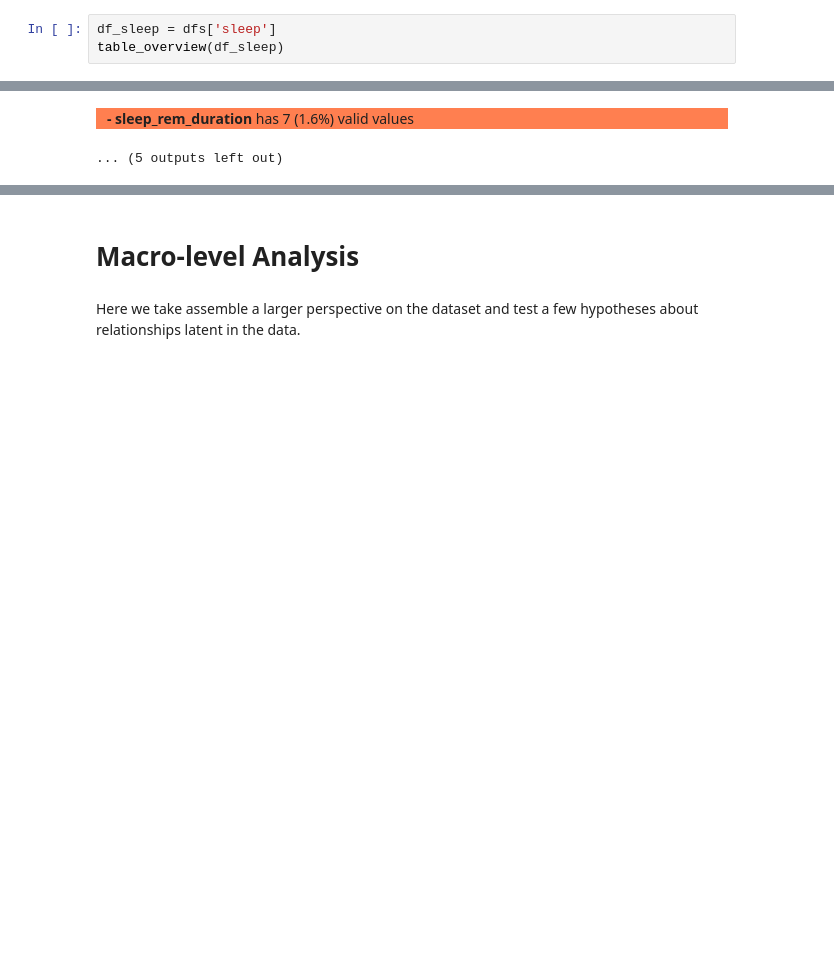
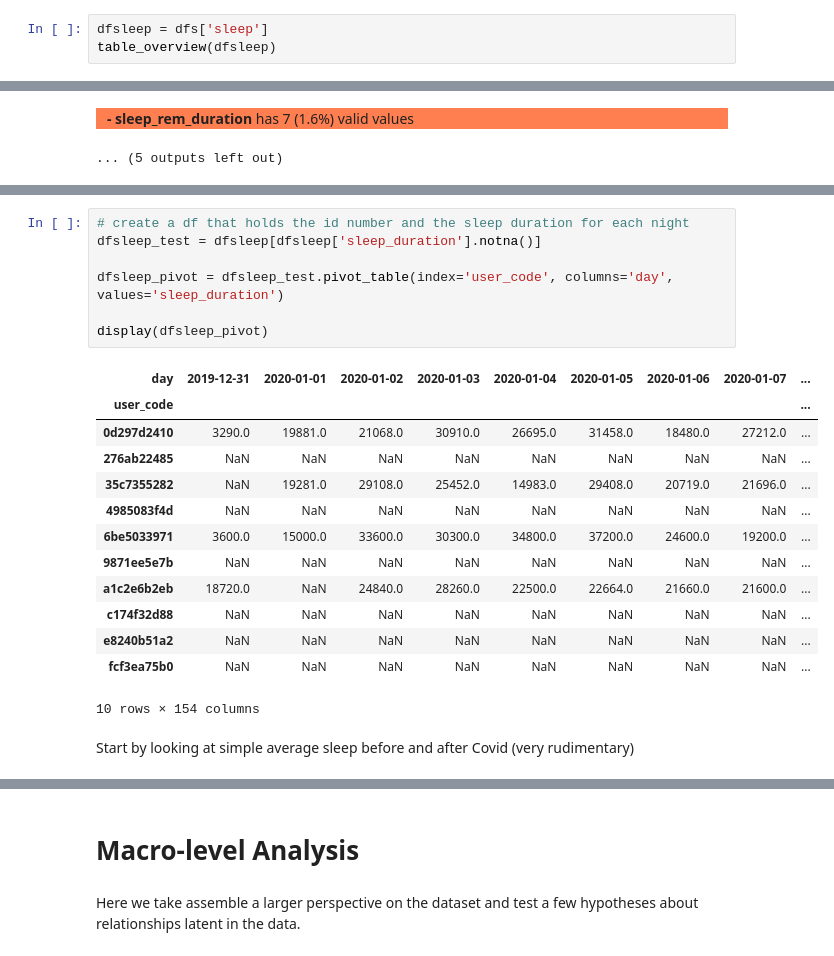
Before and after one commit to AIPI510/aipi510-fall24, a Jupyter notebook: ta4-trackstars.ipynb, the cells around one changed output, grey strips where cells are left out. Drawn from its saved outputs; the diff is of its cells as text; blank space fills up the shorter version.

```diff
--- a/ta4-trackstars.ipynb
+++ b/ta4-trackstars.ipynb
@@ -1045,8 +1150,8 @@ Further analysis required here to make sense of the groupings that PCA has yield
 # %% [markdown]
 ## Sleep Table
 # %%
-df_sleep = dfs['sleep']
-table_overview(df_sleep)
+dfsleep = dfs['sleep']
+table_overview(dfsleep)
 # %% [output]
 First 5 rows of the dataframe:
 |  | user_code | day | sleep_begin | sleep_end | sleep_duration | sleep_awake_duration | sleep_rem_duration | ... |
@@ -1076,0 +1206,23 @@ Found 425 rows, of which 424 (99.8%) contain invalid data.
+# %%
+# create a df that holds the id number and the sleep duration for each night
+dfsleep_test = dfsleep[dfsleep['sleep_duration'].notna()]
+
+dfsleep_pivot = dfsleep_test.pivot_table(index='user_code', columns='day', values='sleep_duration')
+
+display(dfsleep_pivot)
+# %% [output]
+| day | 2019-12-31 | 2020-01-01 | 2020-01-02 | 2020-01-03 | 2020-01-04 | 2020-01-05 | 2020-01-06 | 2020-01-07 | ... |
+| user_code |  |  |  |  |  |  |  |  | ... |
+| 0d297d2410 | 3290.0 | 19881.0 | 21068.0 | 30910.0 | 26695.0 | 31458.0 | 18480.0 | 27212.0 | ... |
+| 276ab22485 | NaN | NaN | NaN | NaN | NaN | NaN | NaN | NaN | ... |
+| 35c7355282 | NaN | 19281.0 | 29108.0 | 25452.0 | 14983.0 | 29408.0 | 20719.0 | 21696.0 | ... |
+| 4985083f4d | NaN | NaN | NaN | NaN | NaN | NaN | NaN | NaN | ... |
+| 6be5033971 | 3600.0 | 15000.0 | 33600.0 | 30300.0 | 34800.0 | 37200.0 | 24600.0 | 19200.0 | ... |
+| 9871ee5e7b | NaN | NaN | NaN | NaN | NaN | NaN | NaN | NaN | ... |
+| a1c2e6b2eb | 18720.0 | NaN | 24840.0 | 28260.0 | 22500.0 | 22664.0 | 21660.0 | 21600.0 | ... |
+| c174f32d88 | NaN | NaN | NaN | NaN | NaN | NaN | NaN | NaN | ... |
+| e8240b51a2 | NaN | NaN | NaN | NaN | NaN | NaN | NaN | NaN | ... |
+| fcf3ea75b0 | NaN | NaN | NaN | NaN | NaN | NaN | NaN | NaN | ... |
+10 rows × 154 columns
+# %% [markdown]
+Start by looking at simple average sleep before and after Covid (very rudimentary)
```
Also changed, not shown: parts of 13 cells of this notebook, 1 other file.
